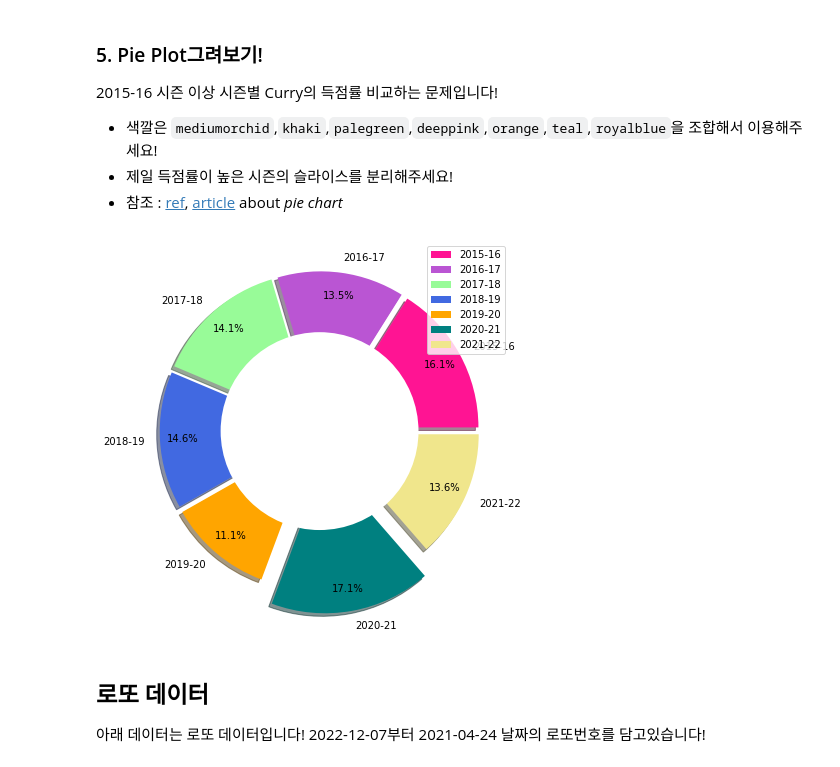
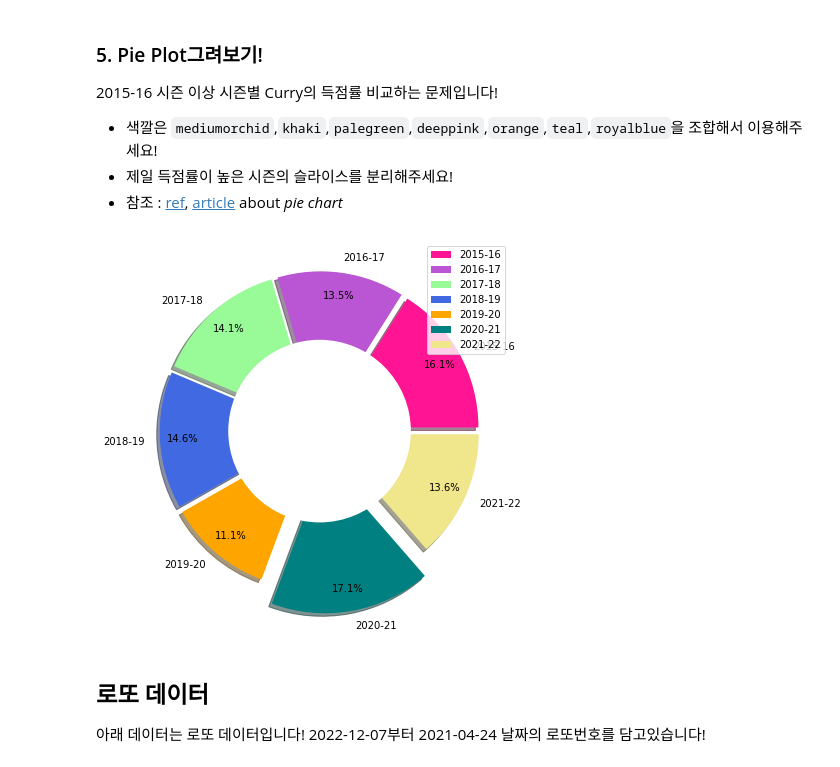
Before and after one commit to GunHeeJoe/DAP_2022, a Jupyter notebook: lecture4.ipynb, the cells around one changed output. Saved outputs shown, nothing was run; the diff lists cells and outputs as text; code cells hidden in the pictures.

```diff
--- a/lecture4.ipynb
+++ b/lecture4.ipynb
@@ -341,0 +335,3 @@ Curry_data
+# %%
+Curry_data = df_players[df_players['player_name']=='Stephen Curry']
+Curry_data
@@ -384,22 +398,29 @@ plt.show()
 - 제일 득점률이 높은 시즌의 슬라이스를 분리해주세요!
 - 참조 : [ref](https://matplotlib.org/stable/api/_as_gen/matplotlib.pyplot.pie.html),  [article](https://medium.com/@kvnamipara/a-better-visualisation-of-pie-charts-by-matplotlib-935b7667d77f) about *pie chart*
 # %%
-seasonCount = ###########
+seasonCount = Curry_data[Curry_data['season']>='2015-16']
 # typeCount
 fig, ax = plt.subplots(figsize=(7,7))
 
-ax.pie(
-      ##########################
-    )
+ax.pie(seasonCount['pts'],
+       labels=seasonCount['season'],
+       colors=["deeppink","mediumorchid","palegreen","royalblue","orange","teal","khaki"],
+       pctdistance=0.85,
+       shadow=True,
+       explode=(0.05,0.05,0.05,0.05,0.05,0.2,0.05),
+
+       autopct="%1.1f%%"
+       )
 ax.legend()
 
 #draw white circle in the middle
-centre_circle = ##########
-ax##############
+centre_circle = plt.Circle((0,0),0.6,fc='white')
+ax = plt.gcf()
+ax.gca().add_artist(centre_circle)
 
 plt.show()
 # %% [output]
-[figure, old version]
+[figure, new version]
 # %% [markdown]
 ## 로또 데이터
 아래 데이터는 로또 데이터입니다! 2022-12-07부터 2021-04-24 날짜의 로또번호를 담고있습니다!
```
Also changed, not shown: parts of 24 cells of this notebook.
